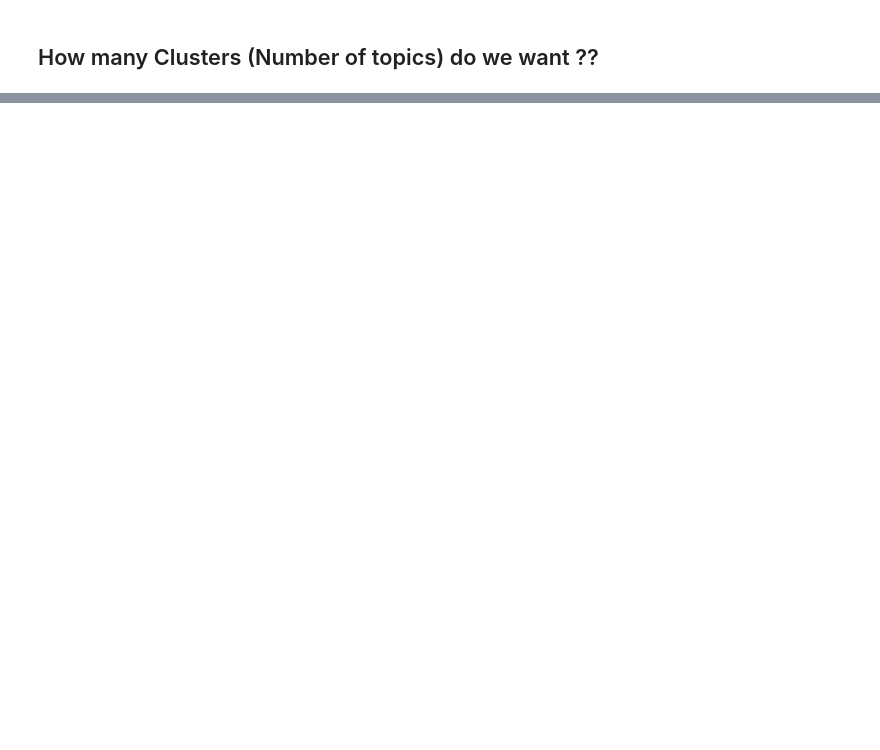
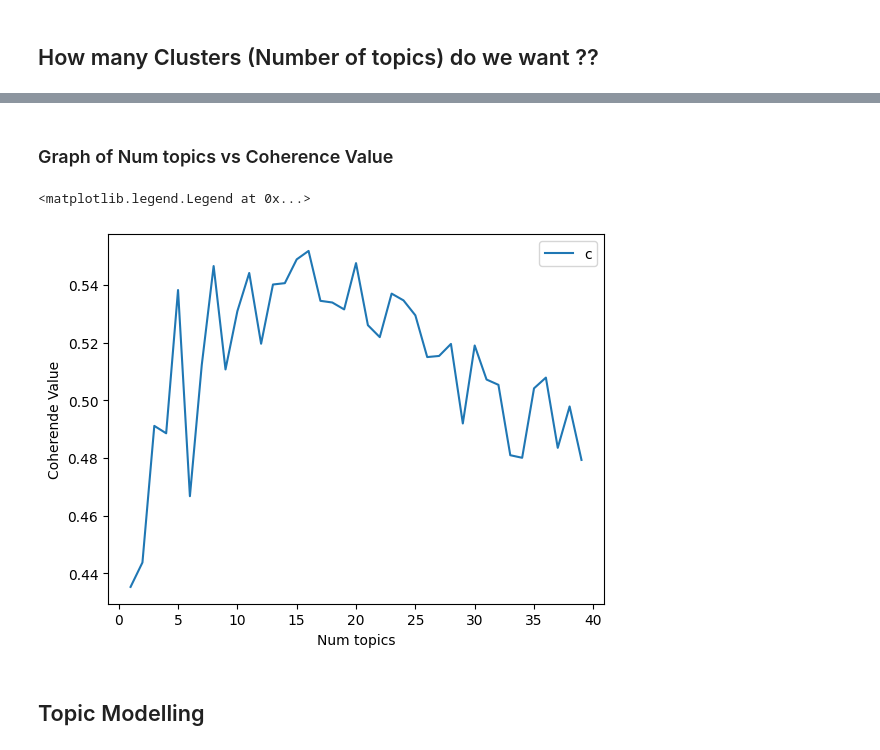
Before and after one commit to OgGaurja/April_BootCamp_Text_Mining, a Jupyter notebook: gaurja_text_mining_LDA.ipynb, the cells around one changed output, grey strips where cells are left out. Saved outputs shown, nothing was run; the diff lists cells and outputs as text; code cells hidden in the pictures; blank space fills up the shorter version.

```diff
--- a/gaurja_text_mining_LDA.ipynb
+++ b/gaurja_text_mining_LDA.ipynb
@@ -387,17 +387,15 @@ coherence_lda
 # %%
 ######### Coherence value vs
 # %%
-topic_range = range(2,40,1)
+topic_range = range(1,40,1)
 
-a,b = zip(*[
+model_list,cohere_list = zip(*[
+    (
     lda_model_tfidf := gensim.models.LdaMulticore(
     corpus= corpus_tfidf,
+    num_topics= nums,
     id2word= dictionary,
-    num_topics=5,
-    passes= 2,
-    workers= 4
-)
-    ( nums,
+),
    CoherenceModel(
    model= lda_model_tfidf,
     texts= [ text.split() for text in df_array],
@@ -435,0 +428,10 @@ b
+# %% [markdown]
+### Graph of Num topics vs Coherence Value
+# %%
+plt.plot(topic_range, cohere_list)
+plt.xlabel("Num topics")
+plt.ylabel("Coherende Value")
+plt.legend("coherence value")
+# %% [output]
+<matplotlib.legend.Legend at 0x...>
+[figure, added]
@@ -435,0 +441,2 @@ b
+# %% [markdown]
+## Topic Modelling
```
Also changed, not shown: parts of 9 cells of this notebook.
